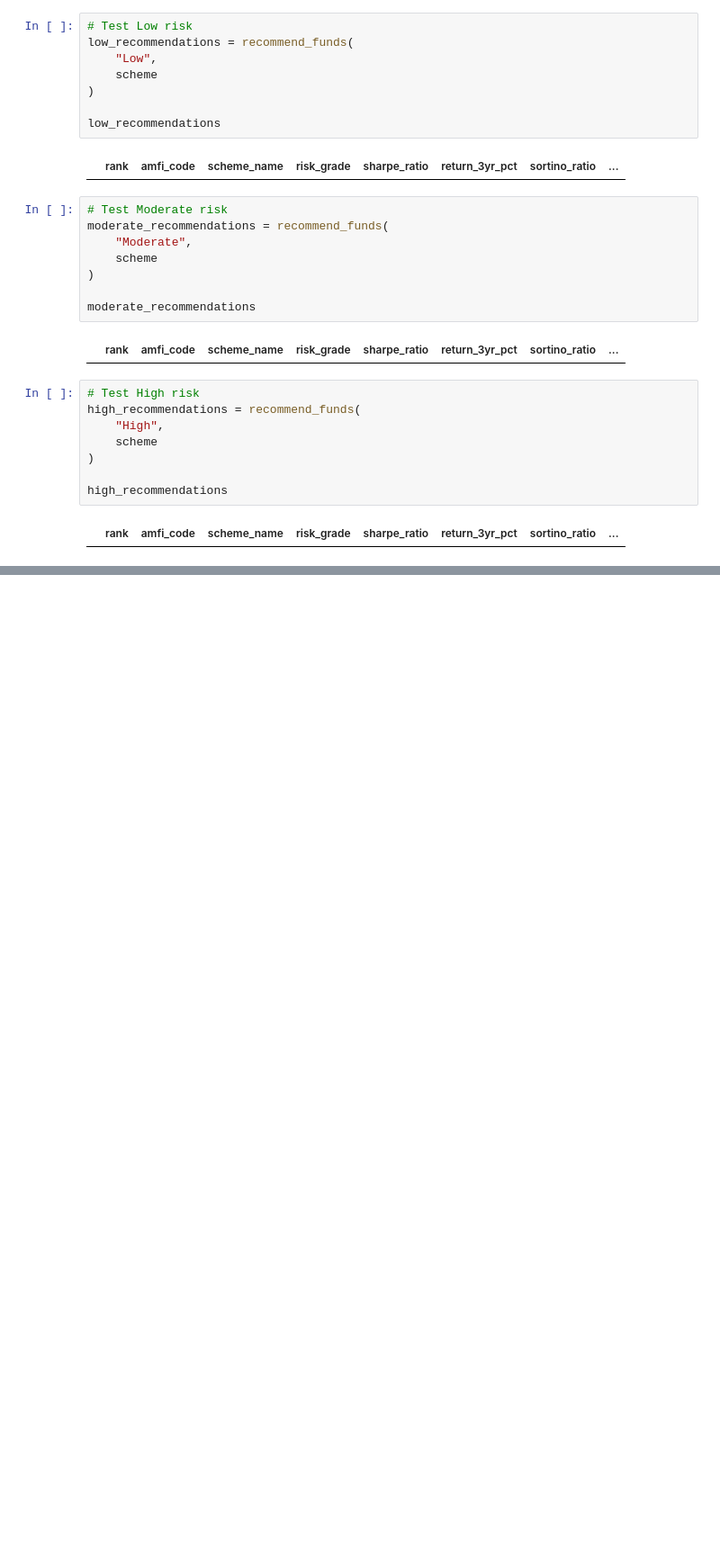
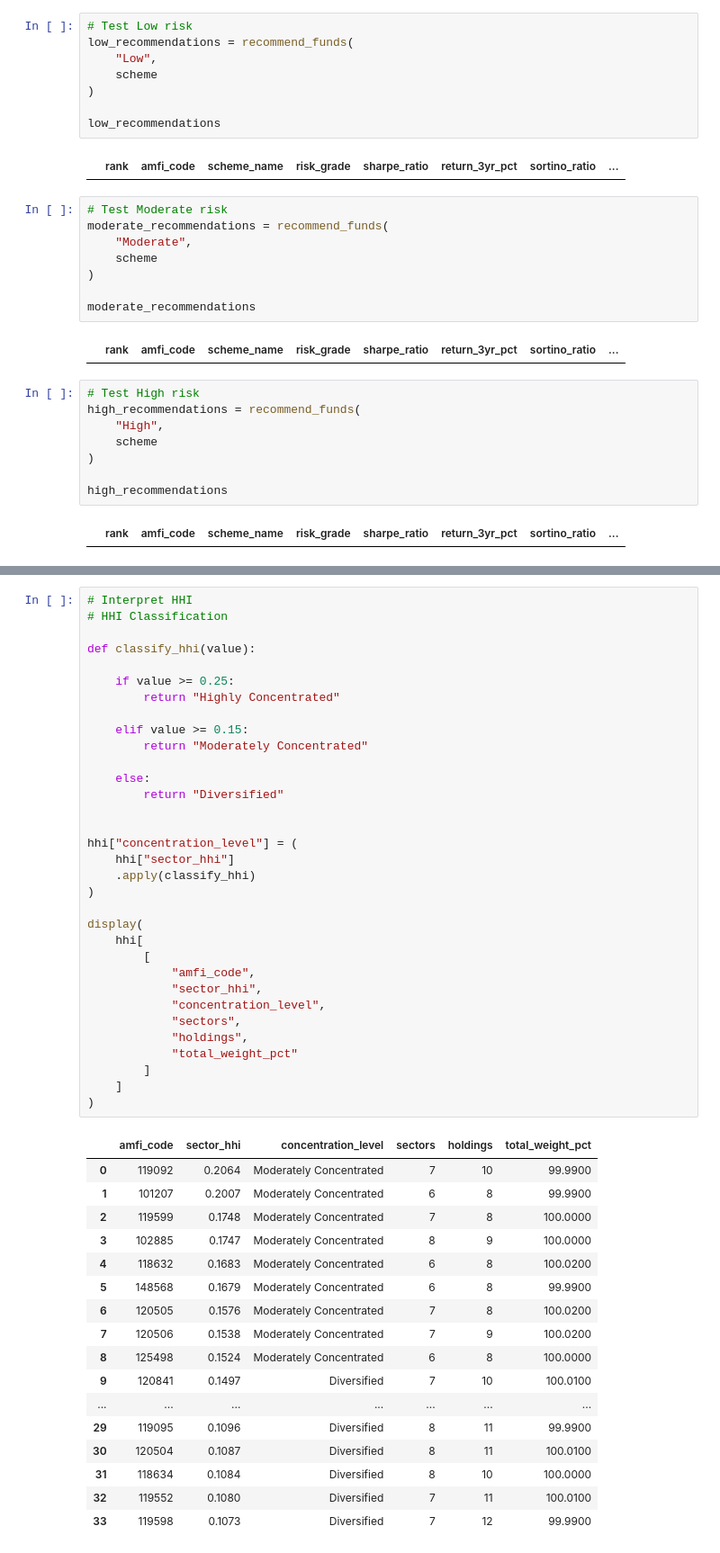
Before and after one commit to VANSHxGIT/CapstoneProject.Mutual_Fund_Analysis, a Jupyter notebook: notebooks/Advanced_Analytics.ipynb, the cells around one changed output, grey strips where cells are left out. Shown at 90% size. Cells and saved outputs as stored; diff of their text form; blank space fills up the shorter version.

```diff
--- a/notebooks/Advanced_Analytics.ipynb
+++ b/notebooks/Advanced_Analytics.ipynb
@@ -1082,0 +1181,51 @@ Top 3 recommendations for High risk:
+# %%
+# Interpret HHI
+# HHI Classification
+
+def classify_hhi(value):
+
+    if value >= 0.25:
+        return "Highly Concentrated"
+
+    elif value >= 0.15:
+        return "Moderately Concentrated"
+
+    else:
+        return "Diversified"
+
+
+hhi["concentration_level"] = (
+    hhi["sector_hhi"]
+    .apply(classify_hhi)
+)
+
+display(
+    hhi[
+        [
+            "amfi_code",
+            "sector_hhi",
+            "concentration_level",
+            "sectors",
+            "holdings",
+            "total_weight_pct"
+        ]
+    ]
+)
+# %% [output]
+|  | amfi_code | sector_hhi | concentration_level | sectors | holdings | total_weight_pct |
+| 0 | 119092 | 0.2064 | Moderately Concentrated | 7 | 10 | 99.9900 |
+| 1 | 101207 | 0.2007 | Moderately Concentrated | 6 | 8 | 99.9900 |
+| 2 | 119599 | 0.1748 | Moderately Concentrated | 7 | 8 | 100.0000 |
+| 3 | 102885 | 0.1747 | Moderately Concentrated | 8 | 9 | 100.0000 |
+| 4 | 118632 | 0.1683 | Moderately Concentrated | 6 | 8 | 100.0200 |
+| 5 | 148568 | 0.1679 | Moderately Concentrated | 6 | 8 | 99.9900 |
+| 6 | 120505 | 0.1576 | Moderately Concentrated | 7 | 8 | 100.0200 |
+| 7 | 120506 | 0.1538 | Moderately Concentrated | 7 | 9 | 100.0200 |
+| 8 | 125498 | 0.1524 | Moderately Concentrated | 6 | 8 | 100.0000 |
+| 9 | 120841 | 0.1497 | Diversified | 7 | 10 | 100.0100 |
+| ... | ... | ... | ... | ... | ... | ... |
+| 29 | 119095 | 0.1096 | Diversified | 8 | 11 | 99.9900 |
+| 30 | 120504 | 0.1087 | Diversified | 8 | 11 | 100.0100 |
+| 31 | 118634 | 0.1084 | Diversified | 8 | 10 | 100.0000 |
+| 32 | 119552 | 0.1080 | Diversified | 7 | 11 | 100.0100 |
+| 33 | 119598 | 0.1073 | Diversified | 7 | 12 | 99.9900 |
```
Also changed, not shown: parts of 4 cells of this notebook.
